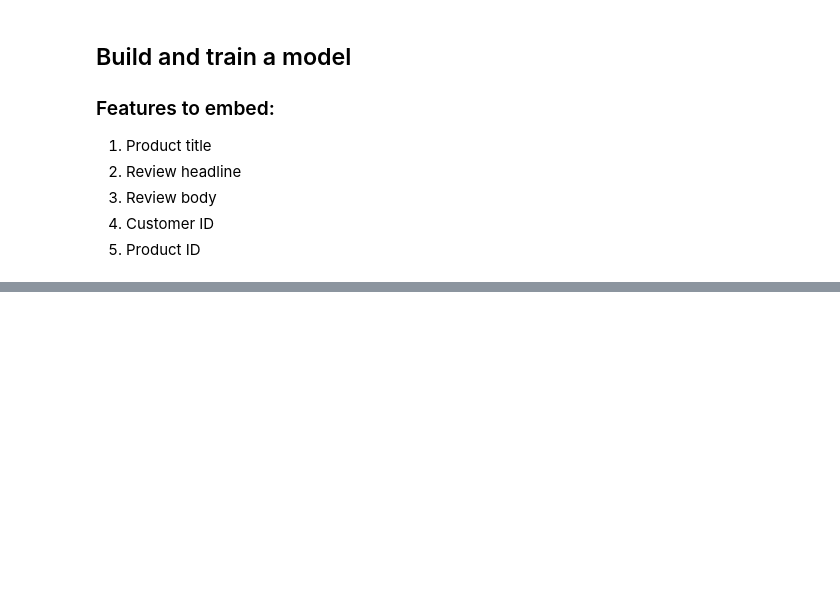
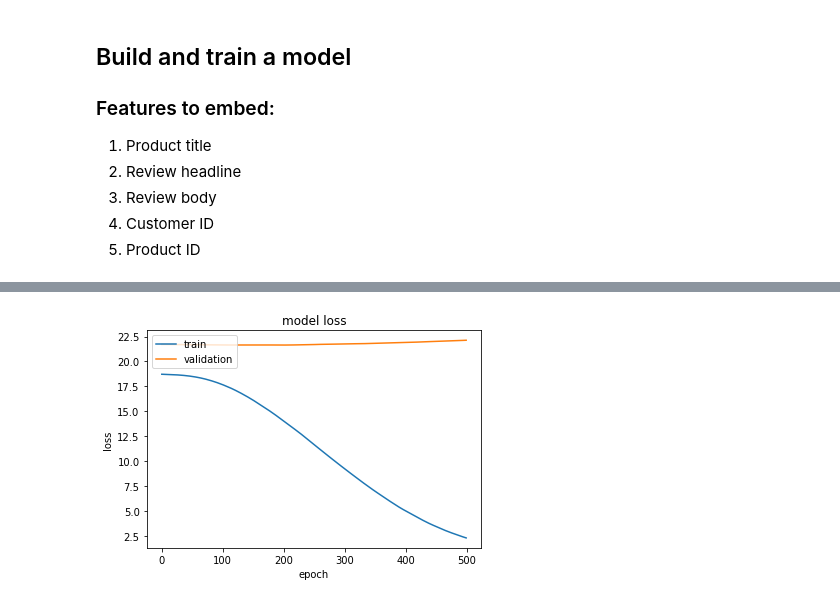
Before and after one commit to EmilyWebber/strata-recommender-workshop, a Jupyter notebook: First Deep Recommender Model.ipynb, the cells around one changed output, grey strips where cells are left out. Drawn from its saved outputs; the diff is of its cells as text; code cells hidden in the pictures; blank space fills up the shorter version.

Commit message:
Adding next edition of model

```diff
--- a/First Deep Recommender Model.ipynb
+++ b/First Deep Recommender Model.ipynb
@@ -150,11 +167,11 @@ def get_model():
 
     vocab_size, max_length, n_users, n_products = get_model_input_specs(df)
 
+    votes_input = Input(shape=[1,], name="Votes-Input")
 
     doc_input = Input(shape=[max_length,], name="Document-Input")
     doc_embedding = Embedding(vocab_size, 8, name="Document-Embedding", input_length=max_length)(doc_input)
     doc_vec = Flatten(name="Flatten-Documents")(doc_embedding)
-
 
     product_input = Input(shape=[1], name="Product-Input")
     product_embedding = Embedding(n_products+1, 5, name="Product-Embedding")(product_input)
@@ -162,26 +179,39 @@ def get_model():
 
     user_input = Input(shape=[1], name="User-Input")
     user_embedding = Embedding(n_users+1, 5, name="User-Embedding")(user_input)
-    # user_embedding = Embedding(n_users, 5, name="User-Embedding")(user_input)
 
     user_vec = Flatten(name="Flatten-Users")(user_embedding)
 
-
     prod = Dot(name="Dot-Product", axes=1)([product_vec, user_vec])
 
-    # your model is a list of embedded inputs, then the dot product
-    model = Model([user_input, product_input, doc_input], prod)
+    # your model is a list of embedded inputs, then the dot product, then the scaled running variables
+    model = Model([user_input, product_input, doc_input, votes_input], prod)
 
     model.compile('adam', 'mean_squared_error')
 
     return model
 # %%
+def get_scaled(df, col_name):
+    x = [int(x) for x in df[col_name]]
+
+    x = np.reshape(x, (-1, 1))
+
+    scaler_x = MinMaxScaler()
+
+    scaler_x.fit(x)
+
+    xscale = scaler_x.transform(x)
+
+    return xscale
+
 def get_model_input_data(df):
 
-    # get padded docs here
     padded_docs = get_padded_documents(df)
 
     encoded_product_ids = get_encoded_ids(df, 'product_id')
+
     encoded_customer_idx = get_encoded_ids(df, 'customer_id')
 
-    return [encoded_customer_idx, encoded_product_ids, padded_docs]
+    votes = get_scaled(df, 'total_votes')
+
+    return [encoded_customer_idx, encoded_product_ids, padded_docs, votes]
@@ -192,8 +220,7 @@ model = get_model()
 
 data_input = get_model_input_data(df)
 
-history = model.fit(data_input, df.star_rating, epochs=500, verbose=1)
-
+history = model.fit(data_input, df.star_rating, epochs=500, verbose=1, validation_split=0.2)
 
 model.save('regression_model.h5')
 # %% [output]
@@ -228,0 +244,12 @@ Epoch 500/500
+# %%
+# print(history.history.keys())
+# "Loss"
+plt.plot(history.history['loss'])
+plt.plot(history.history['val_loss'])
+plt.title('model loss')
+plt.ylabel('loss')
+plt.xlabel('epoch')
+plt.legend(['train', 'validation'], loc='upper left')
+plt.show()
+# %% [output]
+[figure, added]
```
Also changed, not shown: parts of 7 cells of this notebook.
